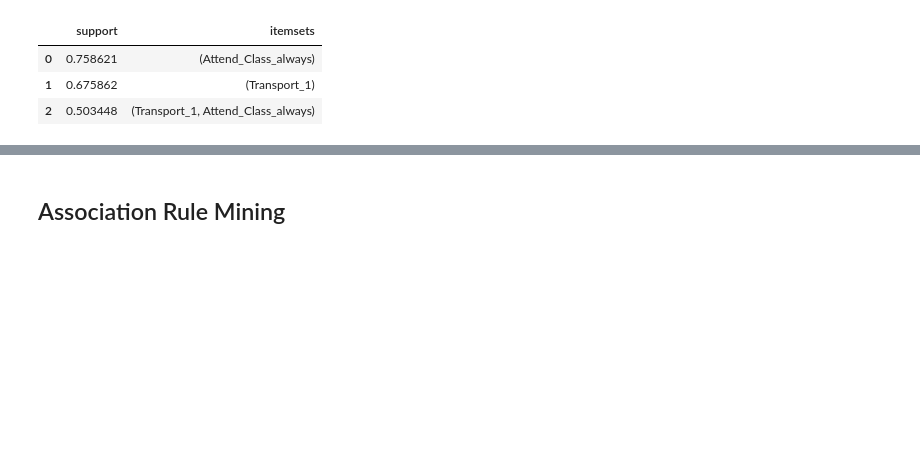
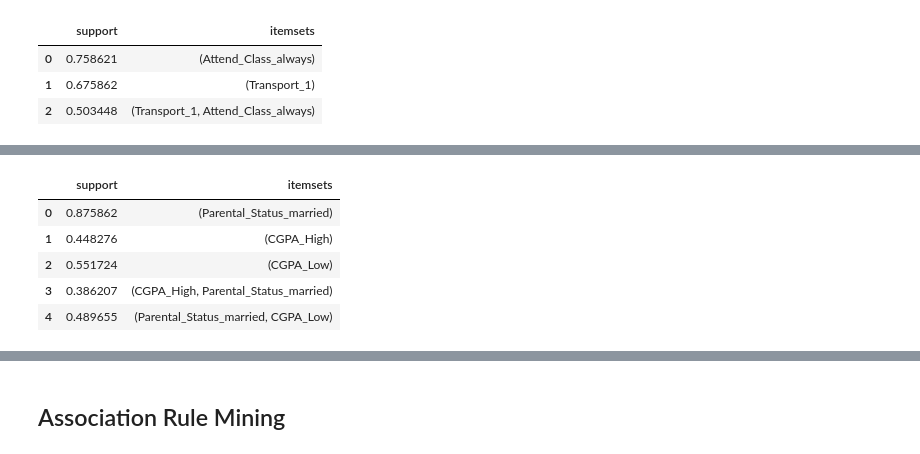
Before and after one commit to waiee/Higher-Education-Students-Performance-Evaluation---Association-Rule-Mining, a Jupyter notebook: test.ipynb, the cells around one changed output, grey strips where cells are left out. Cells and saved outputs as stored; diff of their text form; code cells hidden in the pictures; blank space fills up the shorter version.

```diff
--- a/test.ipynb
+++ b/test.ipynb
@@ -405,0 +420,11 @@ display(newfinaldf_encode)
+# %%
+#fpapriori method
+fp_apriori = fp.apriori(newfinaldf_encode,min_support=0.3,use_colnames=True)
+display(fp_apriori)
+# %% [output]
+|  | support | itemsets |
+| 0 | 0.875862 | (Parental_Status_married) |
+| 1 | 0.448276 | (CGPA_High) |
+| 2 | 0.551724 | (CGPA_Low) |
+| 3 | 0.386207 | (CGPA_High, Parental_Status_married) |
+| 4 | 0.489655 | (Parental_Status_married, CGPA_Low) |
```
Also changed, not shown: parts of 2 cells of this notebook.
